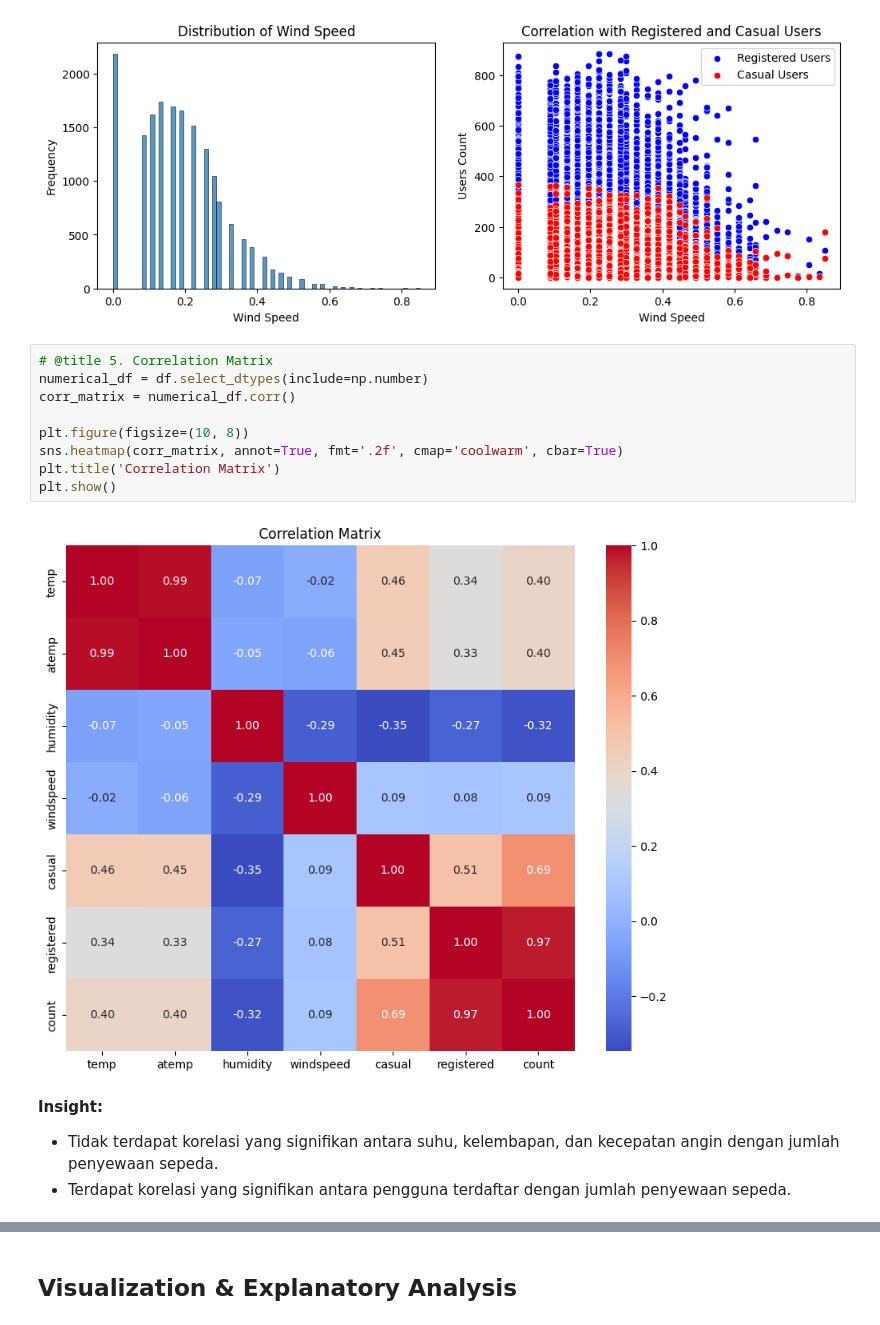
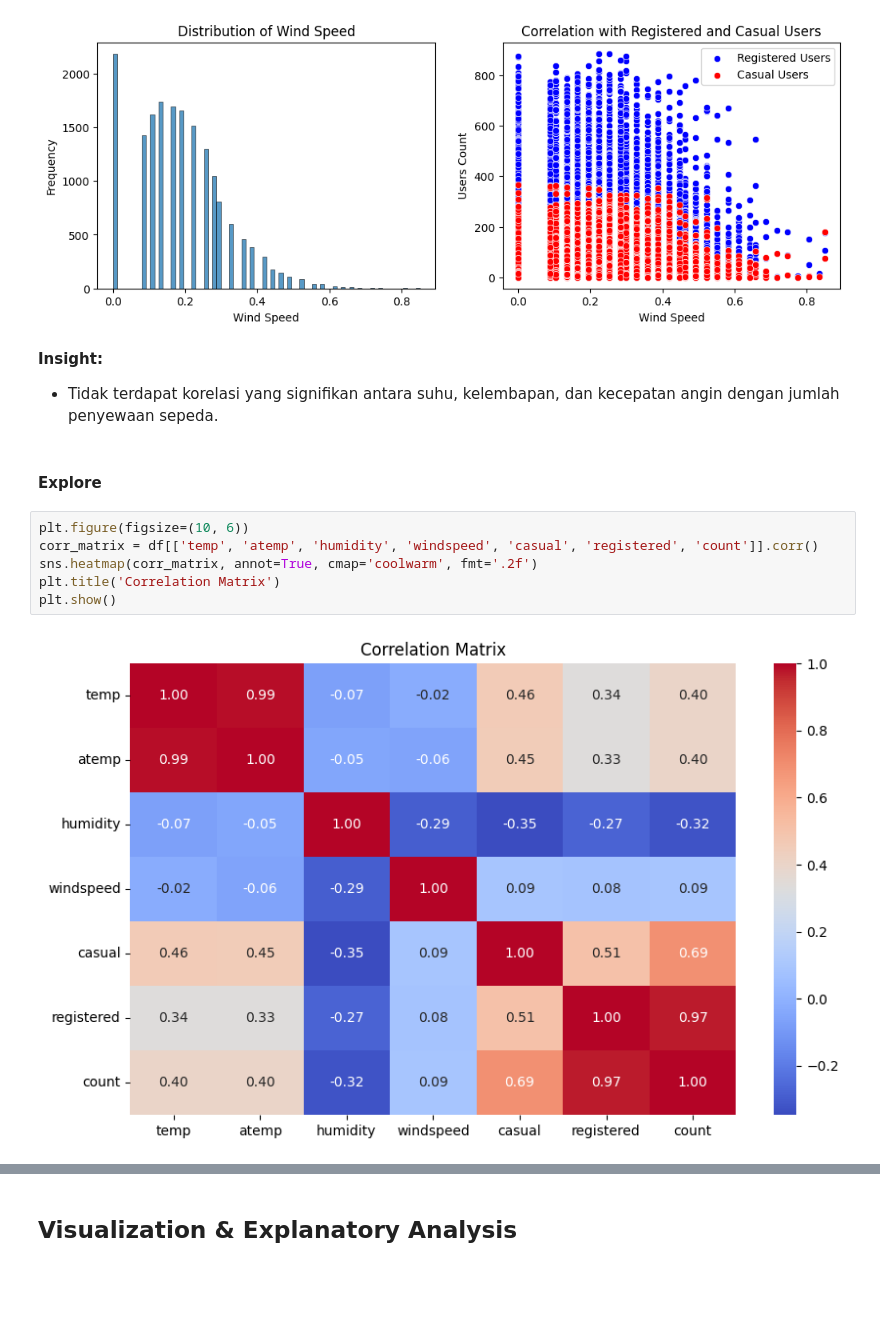
Before and after one commit to beemaardhia/data-analysis, a Jupyter notebook: Proyek_Analisis_Data_Bima.ipynb, the cells around one changed output, grey strips where cells are left out. Saved outputs shown, nothing was run; the diff lists cells and outputs as text; blank space fills up the shorter version.

```diff
--- a/Proyek_Analisis_Data_Bima.ipynb
+++ b/Proyek_Analisis_Data_Bima.ipynb
@@ -571,18 +567,16 @@ plt.legend()
 fig.show();
 # %% [output]
 [figure]
+# %% [markdown]
+**Insight:**
+- Tidak terdapat korelasi yang signifikan antara suhu, kelembapan, dan kecepatan angin dengan jumlah penyewaan sepeda.
+# %% [markdown]
+#### Explore
 # %%
-# @title 5. Correlation Matrix
-numerical_df = df.select_dtypes(include=np.number)
-corr_matrix = numerical_df.corr()
-
-plt.figure(figsize=(10, 8))
-sns.heatmap(corr_matrix, annot=True, fmt='.2f', cmap='coolwarm', cbar=True)
+plt.figure(figsize=(10, 6))
+corr_matrix = df[['temp', 'atemp', 'humidity', 'windspeed', 'casual', 'registered', 'count']].corr()
+sns.heatmap(corr_matrix, annot=True, cmap='coolwarm', fmt='.2f')
 plt.title('Correlation Matrix')
 plt.show()
 # %% [output]
-[figure, old version]
+[figure, new version]
-# %% [markdown]
-**Insight:**
-- Tidak terdapat korelasi yang signifikan antara suhu, kelembapan, dan kecepatan angin dengan jumlah penyewaan sepeda.
-- Terdapat korelasi yang signifikan antara pengguna terdaftar dengan jumlah penyewaan sepeda.
```
Also changed, not shown: parts of 8 cells of this notebook.
